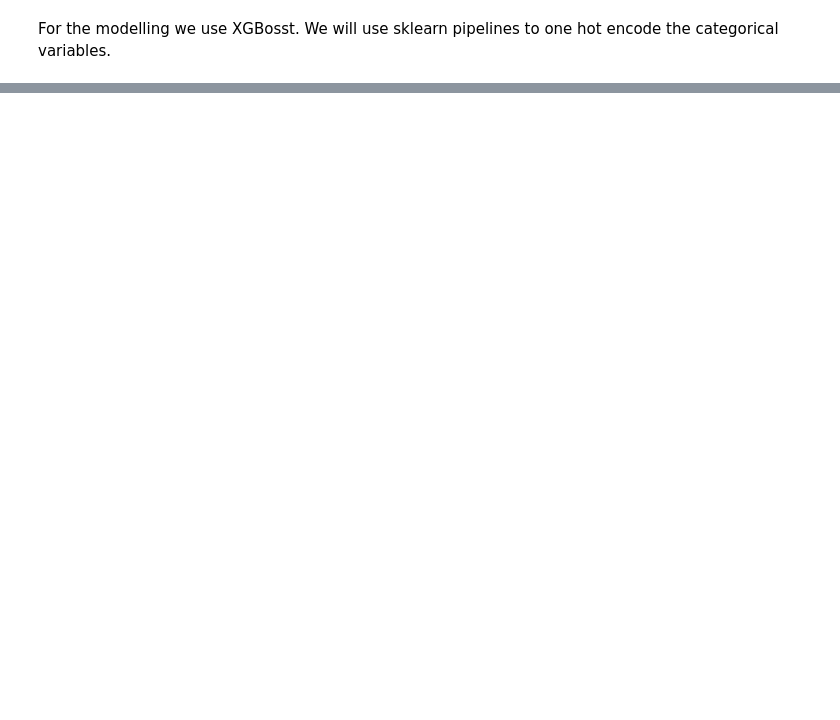
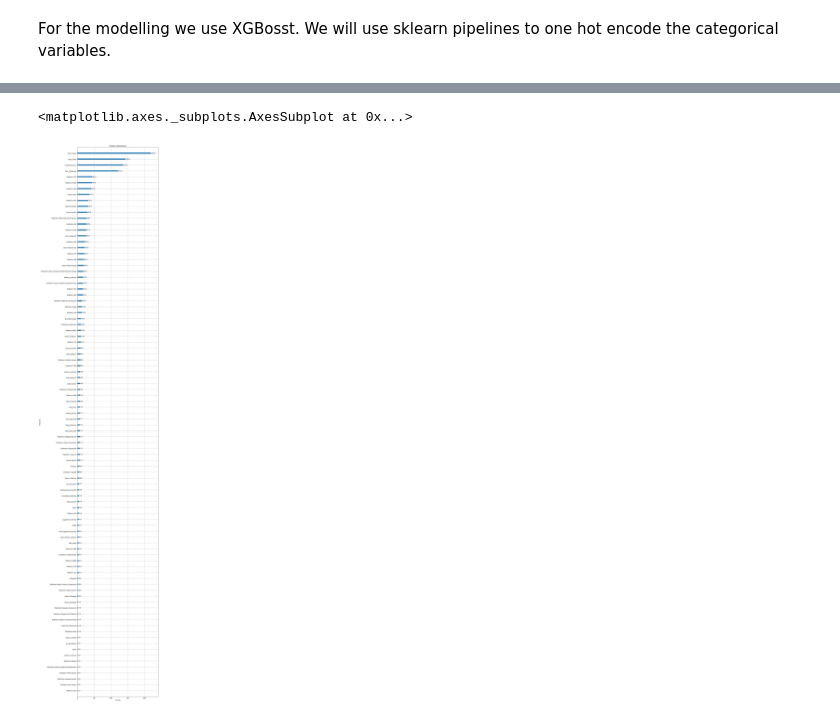
Before and after one commit to ayeshnayana/EDA_Video_game_sales-ratings, a Jupyter notebook: EDA on video game sales and ratings.ipynb, the cells around one changed output, grey strips where cells are left out. Drawn from its saved outputs; the diff is of its cells as text; code cells hidden in the pictures; blank space fills up the shorter version.

```diff
--- a/EDA on video game sales and ratings.ipynb
+++ b/EDA on video game sales and ratings.ipynb
@@ -810,3 +812,15 @@ Best model:  Pipeline(steps=[('dictifier', Dictifier()),
                               n_estimators=100, n_jobs=0, num_parallel_tree=1,
                               predictor='auto', random_state=0, reg_alpha=0,
                               reg_lambda=1, ...))])
+# %%
+best_model = randomized_neg_mse.best_estimator_._final_estimator
+# %%
+v = DictVectorizer()
+X_to_dict = X.to_dict("records")
+X_transformed = v.fit_transform(X_to_dict)
+feature_names = v.get_feature_names()
+best_model.get_booster().feature_names = feature_names
+xgb.plot_importance(best_model.get_booster())
+# %% [output]
+<matplotlib.axes._subplots.AxesSubplot at 0x...>
+[figure, added]
```
Also changed, not shown: parts of 7 cells of this notebook.
